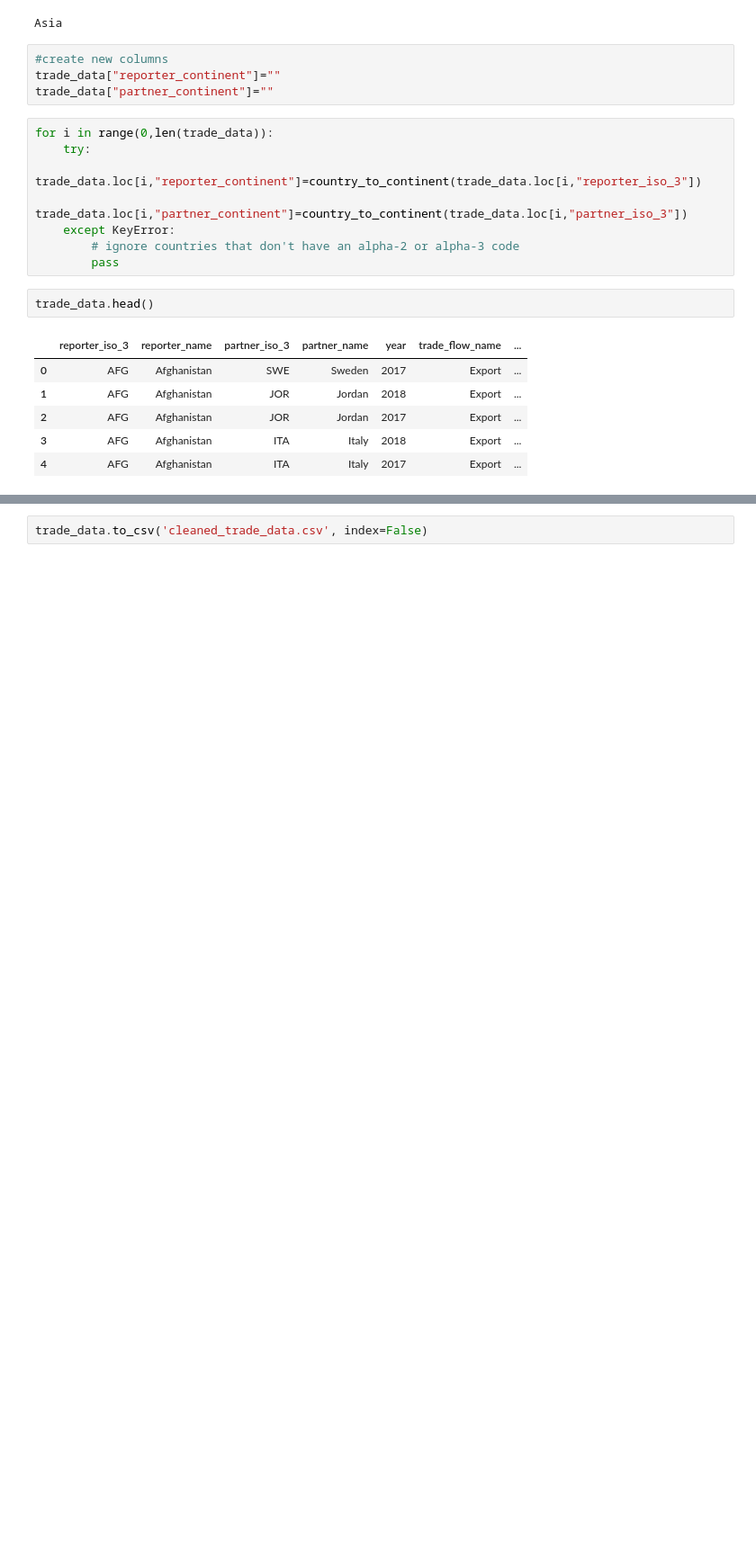
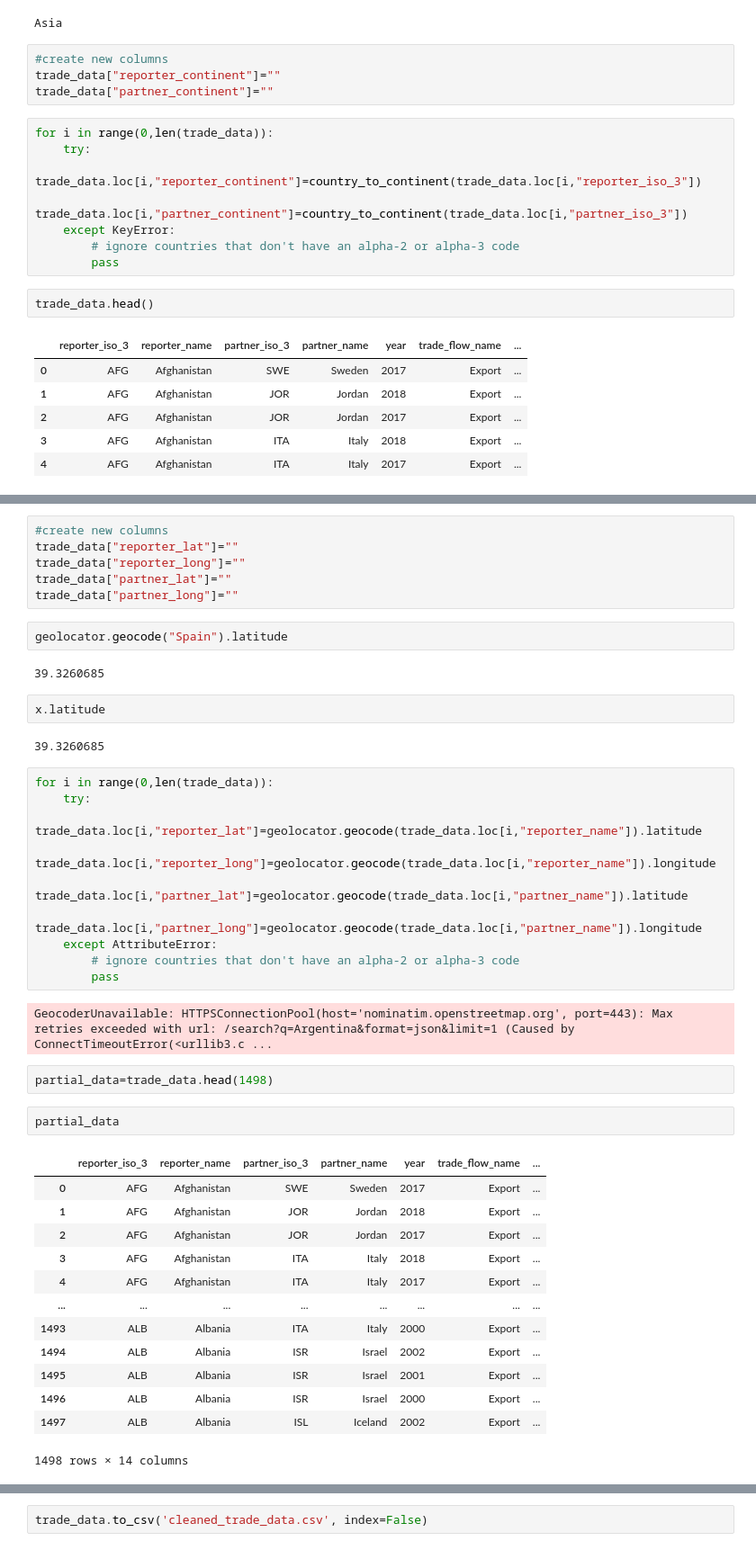
Before and after one commit to InesDew/InternationalTrade_ShinyApp, a Jupyter notebook: PythonNotebook.ipynb, the cells around one changed output, grey strips where cells are left out. Shown: that part at 90% size. Saved outputs shown, nothing was run; the diff lists cells and outputs as text; blank space fills up the shorter version.

```diff
--- a/PythonNotebook.ipynb
+++ b/PythonNotebook.ipynb
@@ -94,0 +84,44 @@ trade_data.head()
+# %%
+#create new columns
+trade_data["reporter_lat"]=""
+trade_data["reporter_long"]=""
+trade_data["partner_lat"]=""
+trade_data["partner_long"]=""
+# %%
+geolocator.geocode("Spain").latitude
+# %% [output]
+39.3260685
+# %%
+x.latitude
+# %% [output]
+39.3260685
+# %%
+for i in range(0,len(trade_data)):
+    try:
+        trade_data.loc[i,"reporter_lat"]=geolocator.geocode(trade_data.loc[i,"reporter_name"]).latitude
+        trade_data.loc[i,"reporter_long"]=geolocator.geocode(trade_data.loc[i,"reporter_name"]).longitude
+        trade_data.loc[i,"partner_lat"]=geolocator.geocode(trade_data.loc[i,"partner_name"]).latitude
+        trade_data.loc[i,"partner_long"]=geolocator.geocode(trade_data.loc[i,"partner_name"]).longitude
+    except AttributeError:
+        # ignore countries that don't have an alpha-2 or alpha-3 code
+        pass
+# %% [output]
+GeocoderUnavailable: HTTPSConnectionPool(host='nominatim.openstreetmap.org', port=443): Max retries exceeded with url: /search?q=Argentina&format=json&limit=1 (Caused by ConnectTimeoutError(<urllib3.c ...
+# %%
+partial_data=trade_data.head(1498)
+# %%
+partial_data
+# %% [output]
+|  | reporter_iso_3 | reporter_name | partner_iso_3 | partner_name | year | trade_flow_name | ... |
+| 0 | AFG | Afghanistan | SWE | Sweden | 2017 | Export | ... |
+| 1 | AFG | Afghanistan | JOR | Jordan | 2018 | Export | ... |
+| 2 | AFG | Afghanistan | JOR | Jordan | 2017 | Export | ... |
+| 3 | AFG | Afghanistan | ITA | Italy | 2018 | Export | ... |
+| 4 | AFG | Afghanistan | ITA | Italy | 2017 | Export | ... |
+| ... | ... | ... | ... | ... | ... | ... | ... |
+| 1493 | ALB | Albania | ITA | Italy | 2000 | Export | ... |
+| 1494 | ALB | Albania | ISR | Israel | 2002 | Export | ... |
+| 1495 | ALB | Albania | ISR | Israel | 2001 | Export | ... |
+| 1496 | ALB | Albania | ISR | Israel | 2000 | Export | ... |
+| 1497 | ALB | Albania | ISL | Iceland | 2002 | Export | ... |
+1498 rows × 14 columns
```
Also changed, not shown: parts of 6 cells of this notebook, 3 other files.
